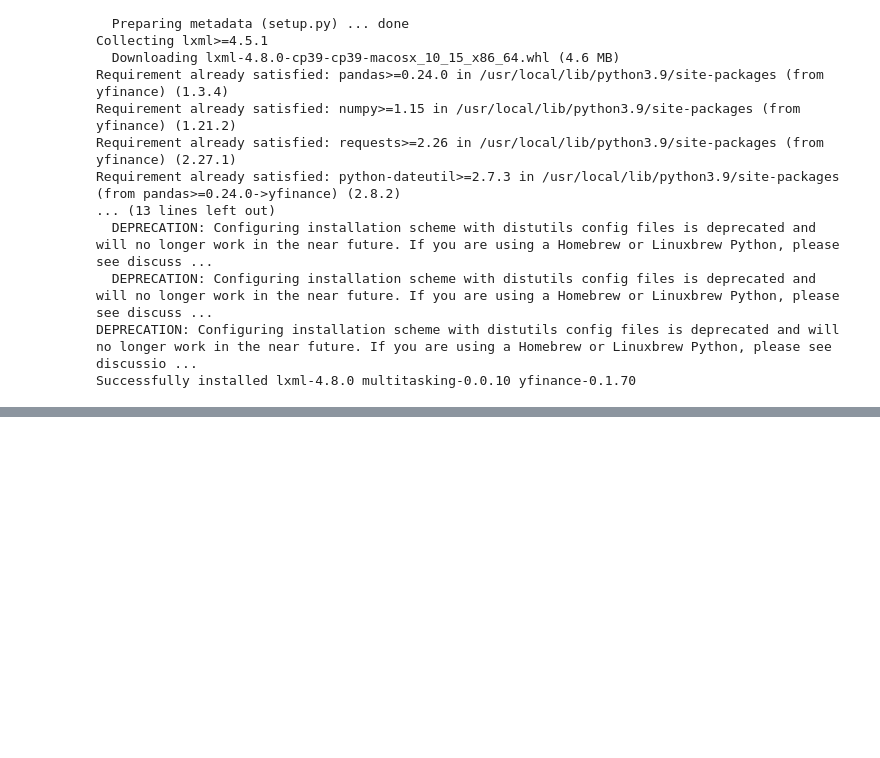
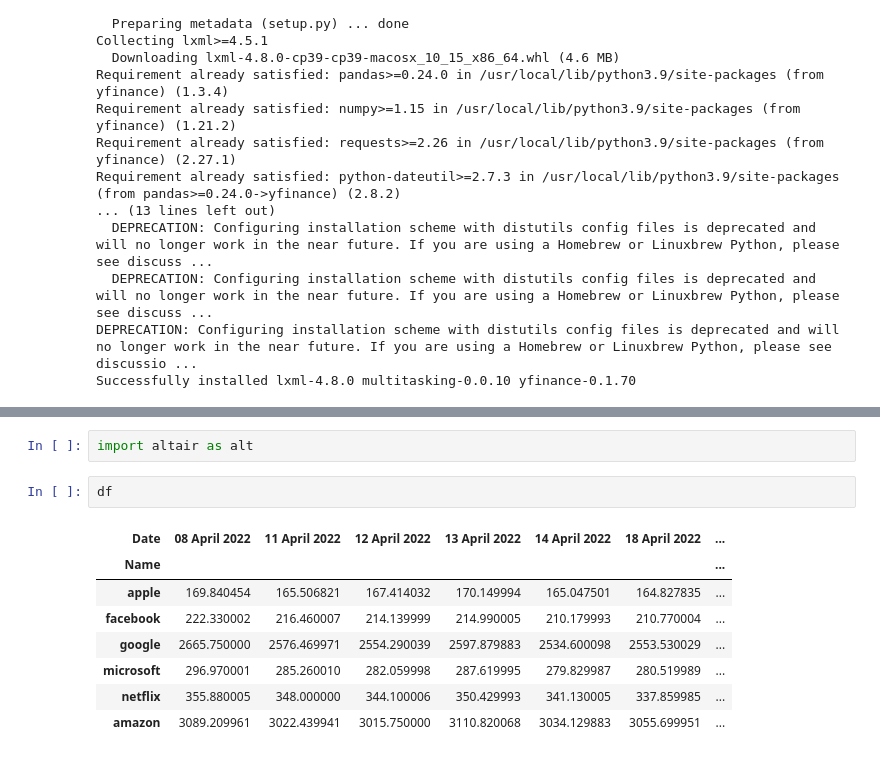
Before and after one commit to aoio12/streamlit, a Jupyter notebook: yfinance.ipynb, the cells around one changed output, grey strips where cells are left out. Drawn from its saved outputs; the diff is of its cells as text; blank space fills up the shorter version.

```diff
--- a/yfinance.ipynb
+++ b/yfinance.ipynb
@@ -62,0 +144,13 @@ hist
+# %%
+import altair as alt
+# %%
+df
+# %% [output]
+| Date | 08 April 2022 | 11 April 2022 | 12 April 2022 | 13 April 2022 | 14 April 2022 | 18 April 2022 | ... |
+| Name |  |  |  |  |  |  | ... |
+| apple | 169.840454 | 165.506821 | 167.414032 | 170.149994 | 165.047501 | 164.827835 | ... |
+| facebook | 222.330002 | 216.460007 | 214.139999 | 214.990005 | 210.179993 | 210.770004 | ... |
+| google | 2665.750000 | 2576.469971 | 2554.290039 | 2597.879883 | 2534.600098 | 2553.530029 | ... |
+| microsoft | 296.970001 | 285.260010 | 282.059998 | 287.619995 | 279.829987 | 280.519989 | ... |
+| netflix | 355.880005 | 348.000000 | 344.100006 | 350.429993 | 341.130005 | 337.859985 | ... |
+| amazon | 3089.209961 | 3022.439941 | 3015.750000 | 3110.820068 | 3034.129883 | 3055.699951 | ... |
```
Also changed, not shown: parts of 18 cells of this notebook, 1 other file.
